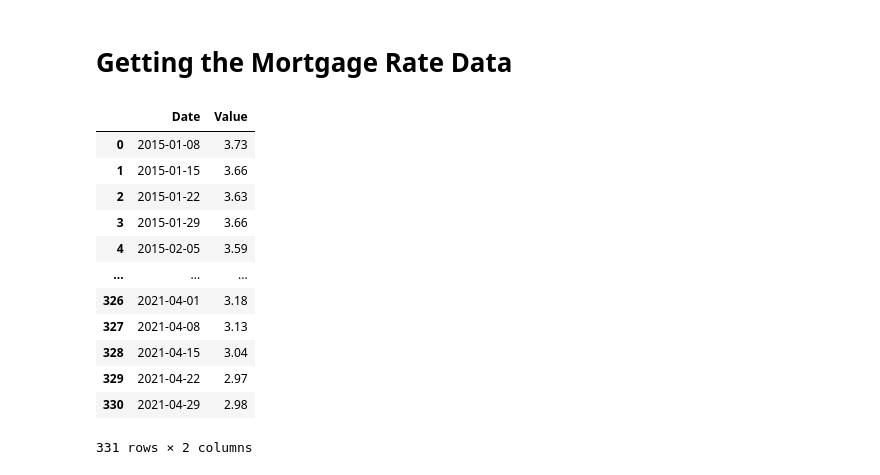
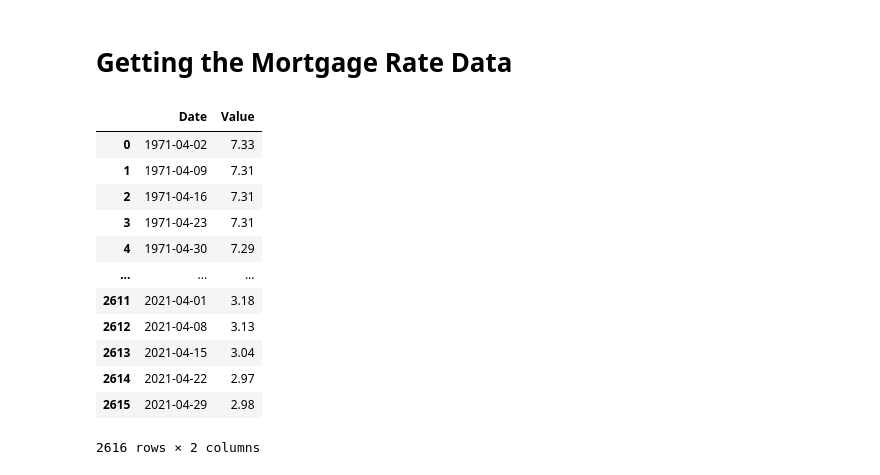
Before and after one commit to ysjamesjang/FinTech_Project1, a Jupyter notebook: ClarkNotebook.ipynb, the cells around one changed output. Saved outputs shown, nothing was run; the diff lists cells and outputs as text; code cells hidden in the pictures.

```diff
--- a/Clark_Notebook.ipynb
+++ b/ClarkNotebook.ipynb
@@ -117,20 +117,20 @@ plt.axvline(dt.datetime(2020, 1, 31), color = 'black', ls = '--')
 # %% [markdown]
 # Getting the Mortgage Rate Data
 # %%
-morg = quandl.get('FMAC/30US', start_date='2015-01-1', end_date='2021-4-30').reset_index()
-morg
-# states['Date'] =  pd.to_datetime(states['Date'])
+morg_us = quandl.get('FMAC/30US', sart_date='2015-1-1', end_date='2021-4-30').reset_index()
+morg_us
+# morg_west.plot(figsize = (30,5))
 # %% [output]
 |  | Date | Value |
-| 0 | 2015-01-08 | 3.73 |
-| 1 | 2015-01-15 | 3.66 |
-| 2 | 2015-01-22 | 3.63 |
-| 3 | 2015-01-29 | 3.66 |
-| 4 | 2015-02-05 | 3.59 |
+| 0 | 1971-04-02 | 7.33 |
+| 1 | 1971-04-09 | 7.31 |
+| 2 | 1971-04-16 | 7.31 |
+| 3 | 1971-04-23 | 7.31 |
+| 4 | 1971-04-30 | 7.29 |
 | ... | ... | ... |
-| 326 | 2021-04-01 | 3.18 |
-| 327 | 2021-04-08 | 3.13 |
-| 328 | 2021-04-15 | 3.04 |
-| 329 | 2021-04-22 | 2.97 |
-| 330 | 2021-04-29 | 2.98 |
+| 2611 | 2021-04-01 | 3.18 |
+| 2612 | 2021-04-08 | 3.13 |
+| 2613 | 2021-04-15 | 3.04 |
+| 2614 | 2021-04-22 | 2.97 |
+| 2615 | 2021-04-29 | 2.98 |
-331 rows × 2 columns
+2616 rows × 2 columns
```
